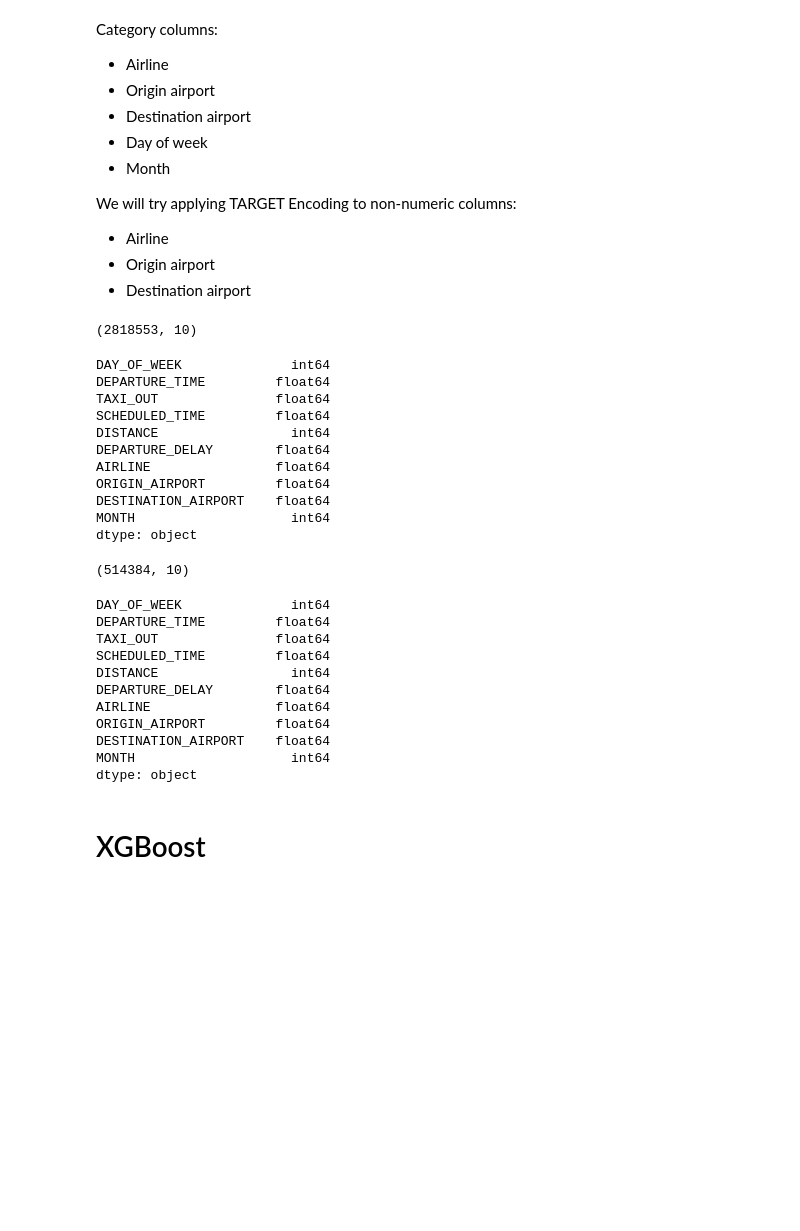
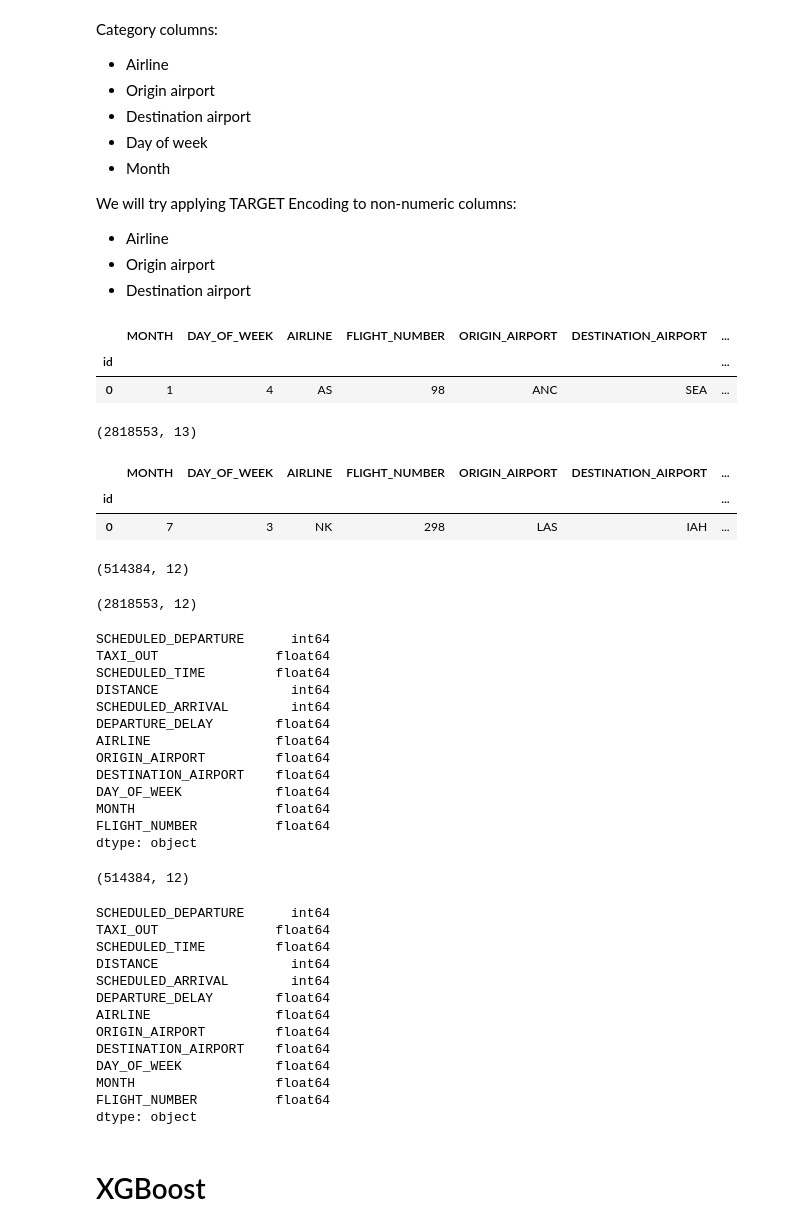
Before and after one commit to paula-sorolla/AML-FlightDelay, a Jupyter notebook: XGboost.ipynb, the cells around one changed output. Saved outputs shown, nothing was run; the diff lists cells and outputs as text; code cells hidden in the pictures; blank space fills up the shorter version.

```diff
--- a/XGboost.ipynb
+++ b/XGboost.ipynb
@@ -31,0 +45,7 @@ import winsound
+# %%
+def conv_to_time(column):
+    s = column.astype(int).astype(str).str.zfill(4)
+    #add : twice
+    column = s.str[:2] + ':' + s.str[2:] + ':00'
+
+    return column
@@ -32,3 +99,10 @@ import winsound
+# %%
+flights_test["DEPARTURE_TIME1"]  = conv_to_time(flights_test["DEPARTURE_TIME"])
+flights_test["SCHEDULED_DEPARTURE1"]  = conv_to_time(flights_test["SCHEDULED_DEPARTURE"])
+
+flights_test["DEPARTURE_TIME1"] = flights_test["DEPARTURE_TIME1"].replace('24:00:00','00:00:00')
+
+flights_test["DEPARTURE_DELAY"] = add_dep_delay(flights_test["SCHEDULED_DEPARTURE1"],flights_test["DEPARTURE_TIME1"])
 # %% [markdown]
 ### Loading Datasets
 # %%
@@ -170,0 +210,23 @@ def test_encoding(df, encoding_vals):
+# %%
+def drop_cols(df, cols):
+    df = df.drop(cols, axis=1)
+    return df
+# %%
+# Drop the unnecessary cols
+
+cols = ['YEAR', 'DAY', 'TAIL_NUMBER', 'DEPARTURE_TIME', 'WHEELS_OFF', 'DEPARTURE_TIME1', 'SCHEDULED_DEPARTURE1']
+
+train_set = drop_cols(flights_train, cols)
+test_set = drop_cols(flights_test, cols)
+
+display(train_set.head(1), train_set.shape)
+display(test_set.head(1), test_set.shape)
+# %% [output]
+|  | MONTH | DAY_OF_WEEK | AIRLINE | FLIGHT_NUMBER | ORIGIN_AIRPORT | DESTINATION_AIRPORT | ... |
+| id |  |  |  |  |  |  | ... |
+| 0 | 1 | 4 | AS | 98 | ANC | SEA | ... |
+(2818553, 13)
+|  | MONTH | DAY_OF_WEEK | AIRLINE | FLIGHT_NUMBER | ORIGIN_AIRPORT | DESTINATION_AIRPORT | ... |
+| id |  |  |  |  |  |  | ... |
+| 0 | 7 | 3 | NK | 298 | LAS | IAH | ... |
+(514384, 12)
@@ -171,33 +258,43 @@ def test_encoding(df, encoding_vals):
 # %%
-# X_train_enc = X_train.apply(LabelEncoder().fit_transform)
-# X_test_enc = X_test.apply(LabelEncoder().fit_transform)
+target_encode_columns = ['AIRLINE', 'ORIGIN_AIRPORT', 'DESTINATION_AIRPORT', 'DAY_OF_WEEK', 'MONTH', 'FLIGHT_NUMBER']
+target = ['ARRIVAL_DELAY']
+train, encoding_vals = target_encoding(train_set, target_encode_columns, target)
+
+X_train =train.drop(columns=['ARRIVAL_DELAY'])
+Y_train = train['ARRIVAL_DELAY']
+
+X_test = test_encoding(test_set, encoding_vals)
 
 display(X_train.shape, X_train.dtypes)
 display(X_test.shape, X_test.dtypes)
 # %% [output]
-(2818553, 10)
+(2818553, 12)
-DAY_OF_WEEK              int64
-DEPARTURE_TIME         float64
+SCHEDULED_DEPARTURE      int64
 TAXI_OUT               float64
 SCHEDULED_TIME         float64
 DISTANCE                 int64
+SCHEDULED_ARRIVAL        int64
 DEPARTURE_DELAY        float64
 AIRLINE                float64
 ORIGIN_AIRPORT         float64
 DESTINATION_AIRPORT    float64
-MONTH                    int64
+DAY_OF_WEEK            float64
+MONTH                  float64
+FLIGHT_NUMBER          float64
 dtype: object
-(514384, 10)
+(514384, 12)
-DAY_OF_WEEK              int64
-DEPARTURE_TIME         float64
+SCHEDULED_DEPARTURE      int64
 TAXI_OUT               float64
 SCHEDULED_TIME         float64
 DISTANCE                 int64
+SCHEDULED_ARRIVAL        int64
 DEPARTURE_DELAY        float64
 AIRLINE                float64
 ORIGIN_AIRPORT         float64
 DESTINATION_AIRPORT    float64
-MONTH                    int64
+DAY_OF_WEEK            float64
+MONTH                  float64
+FLIGHT_NUMBER          float64
 dtype: object
 # %% [markdown]
 # XGBoost
```
Also changed, not shown: parts of 51 cells of this notebook, 1 other file.
